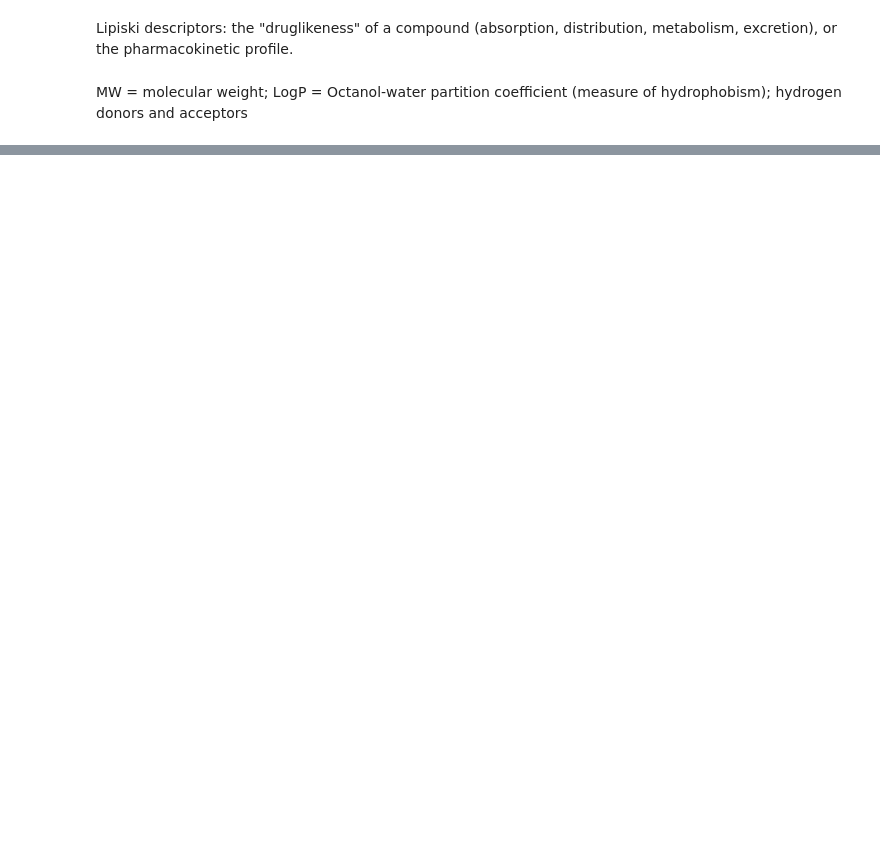
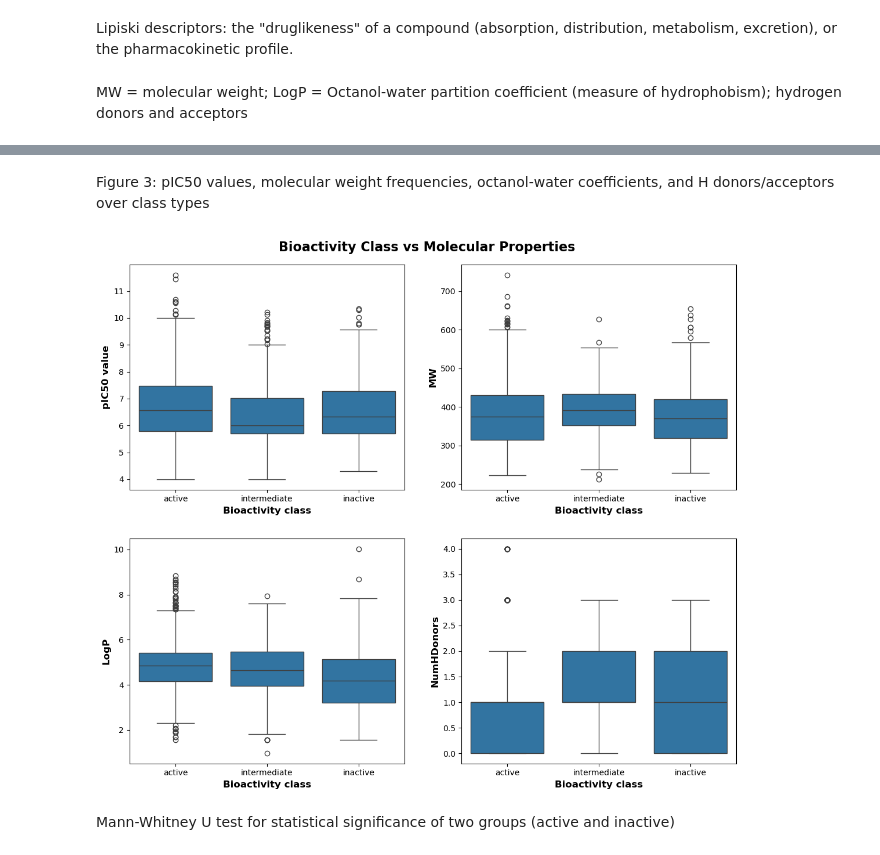
Before and after one commit to al1ska06/progProj, a Jupyter notebook: bio.ipynb, the cells around one changed output, grey strips where cells are left out. Cells and saved outputs as stored; diff of their text form; code cells hidden in the pictures; blank space fills up the shorter version.

```diff
--- a/bio.ipynb
+++ b/bio.ipynb
@@ -129,0 +191,36 @@ df_final
+# %% [markdown]
+Figure 3: pIC50 values, molecular weight frequencies, octanol-water coefficients, and H donors/acceptors over class types
+# %%
+
+# Set up a 2x2 subplot grid
+fig, axes = plt.subplots(2, 2, figsize=(12, 10))
+fig.tight_layout(pad=4.0)  # Adjust spacing between subplots
+
+# First boxplot: pIC50
+sns.boxplot(ax=axes[0, 0], x='bioactivity_class', y='pIC50', data=df_final)
+axes[0, 0].set_xlabel('Bioactivity class', fontsize=12, fontweight='bold')
+axes[0, 0].set_ylabel('pIC50 value', fontsize=12, fontweight='bold')
+
+# Second boxplot: MW
+sns.boxplot(ax=axes[0, 1], x='bioactivity_class', y='MW', data=df_final)
+axes[0, 1].set_xlabel('Bioactivity class', fontsize=12, fontweight='bold')
+axes[0, 1].set_ylabel('MW', fontsize=12, fontweight='bold')
+
+# Third boxplot: LogP
+sns.boxplot(ax=axes[1, 0], x='bioactivity_class', y='LogP', data=df_final)
+axes[1, 0].set_xlabel('Bioactivity class', fontsize=12, fontweight='bold')
+axes[1, 0].set_ylabel('LogP', fontsize=12, fontweight='bold')
+
+# Fourth boxplot: NumHDonors
+sns.boxplot(ax=axes[1, 1], x='bioactivity_class', y='NumHDonors', data=df_final)
+axes[1, 1].set_xlabel('Bioactivity class', fontsize=12, fontweight='bold')
+axes[1, 1].set_ylabel('NumHDonors', fontsize=12, fontweight='bold')
+
+# Optional: Add a main title
+fig.suptitle('Bioactivity Class vs Molecular Properties', fontsize=16, fontweight='bold')
+
+plt.show()
+# %% [output]
+[figure, added]
+# %% [markdown]
+Mann-Whitney U test for statistical significance of two groups (active and inactive)
```
Also changed, not shown: parts of 12 cells of this notebook.
